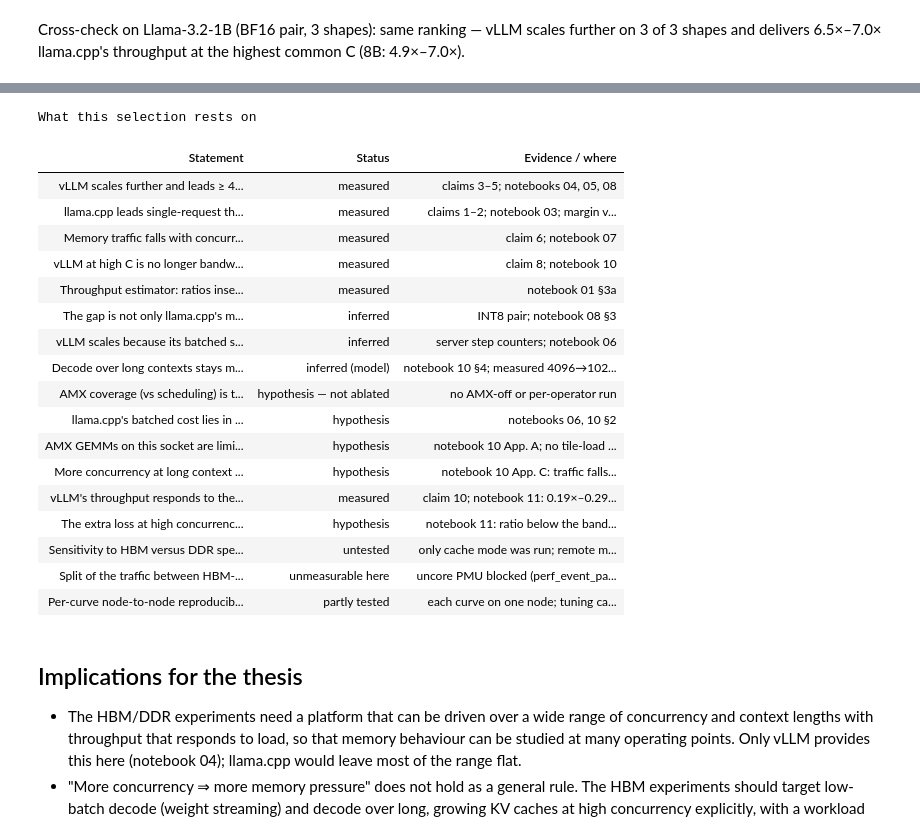
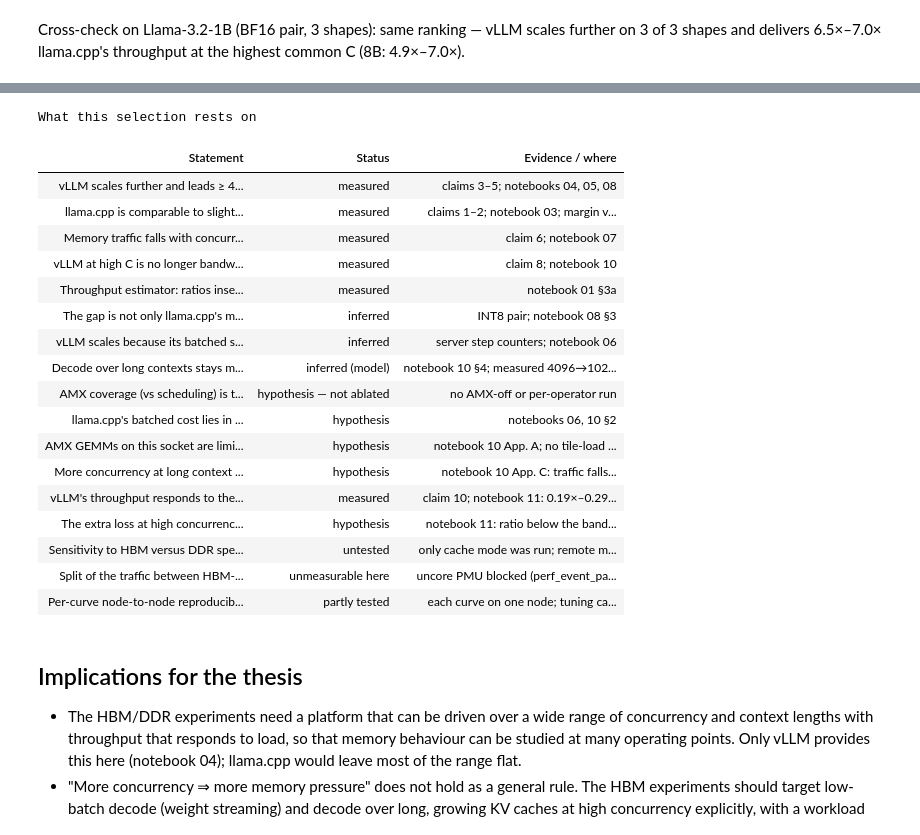
Before and after one commit to struggling-student/llm-backend-analysis, a Jupyter notebook: notebooks/backend_selection/09_backend_selection_summary.ipynb, the cells around one changed output, grey strips where cells are left out. Drawn from its saved outputs; the diff is of its cells as text; code cells hidden in the pictures.

```diff
--- a/notebooks/backend_selection/09_backend_selection_summary.ipynb
+++ b/notebooks/backend_selection/09_backend_selection_summary.ipynb
@@ -401,29 +402,29 @@ decoder and a well-understood baseline for the low-batch, bandwidth-bound regime
 # %%
 status = pd.DataFrame([
     ("vLLM scales further and leads ≥ 4× at high C, both precision pairs, also under a TPOT budget", "measured", "claims 3–5; notebooks 04, 05, 08"),
-    ("llama.cpp leads single-request throughput at BF16 on short prompts; vLLM leads at INT8", "measured", "claims 1–2; notebook 03; margin vs cross-node spread: notebook 01 §6a"),
+    ("llama.cpp is comparable to slightly ahead single-request at BF16 on short prompts (lead above the cross-node spread, not by much); vLLM leads at INT8", "measured", "claims 1–2; notebook 03; margin vs cross-node spread: notebook 01 §6a"),
     ("Memory traffic falls with concurrency; no point near the STREAM bandwidth", "measured", "claim 6; notebook 07"),
     ("vLLM at high C is no longer bandwidth-bound and below both roofs", "measured", "claim 8; notebook 10"),
     ("Throughput estimator: ratios insensitive to the estimator; some points deviate > 5% from Little's law", "measured", "notebook 01 §3a"),
     ("The gap is not only llama.cpp's missing BF16 AMX kernel", "inferred", "INT8 pair; notebook 08 §3"),
     ("vLLM scales because its batched step cost per token falls steeply", "inferred", "server step counters; notebook 06"),
     ("Decode over long contexts stays memory-bound at any batch size", "inferred (model)", "notebook 10 §4; measured 4096→1024 is ~prefill-dominated"),
     ("AMX coverage (vs scheduling) is the main reason vLLM scales", "hypothesis — not ablated", "no AMX-off or per-operator run"),
     ("llama.cpp's batched cost lies in attention / small-row Q8_0 GEMMs", "hypothesis", "notebooks 06, 10 §2"),
     ("AMX GEMMs on this socket are limited by feeding the tiles", "hypothesis", "notebook 10 App. A; no tile-load counters"),
     ("More concurrency at long context brings vLLM back onto the memory roof", "hypothesis", "notebook 10 App. C: traffic falls, roof drops"),
     (f"vLLM's throughput responds to the memory system in the regimes of interest (remote memory: {K['membind_remote_stream_gbs']} GB/s, higher latency)", "measured", f"claim 10; notebook 11: {K['membind_throughput_ratio_vllm']} of local throughput; remote traffic modelled, not counted"),
     ("The extra loss at high concurrency comes from latency, not bandwidth", "hypothesis", "notebook 11: ratio below the bandwidth-only bound; latency not varied separately"),
     ("Sensitivity to HBM versus DDR specifically (flat vs cache mode, HBM capacity)", "untested", "only cache mode was run; remote memory is not slower HBM"),
     ("Split of the traffic between HBM-cache hits and DDR", "unmeasurable here", "uncore PMU blocked (perf_event_paranoid = 2)"),
     ("Per-curve node-to-node reproducibility", "partly tested", "each curve on one node; tuning campaign only, notebook 01 §6a"),
 ], columns=["Statement", "Status", "Evidence / where"])
 display(table(status, align="left", caption="What this selection rests on"))
 # %% [output]
 What this selection rests on
 | Statement | Status | Evidence / where |
 | vLLM scales further and leads ≥ 4... | measured | claims 3–5; notebooks 04, 05, 08 |
-| llama.cpp leads single-request th... | measured | claims 1–2; notebook 03; margin v... |
+| llama.cpp is comparable to slight... | measured | claims 1–2; notebook 03; margin v... |
 | Memory traffic falls with concurr... | measured | claim 6; notebook 07 |
 | vLLM at high C is no longer bandw... | measured | claim 8; notebook 10 |
 | Throughput estimator: ratios inse... | measured | notebook 01 §3a |
```
Also changed, not shown: parts of 3 cells of this notebook, 4 other files.
